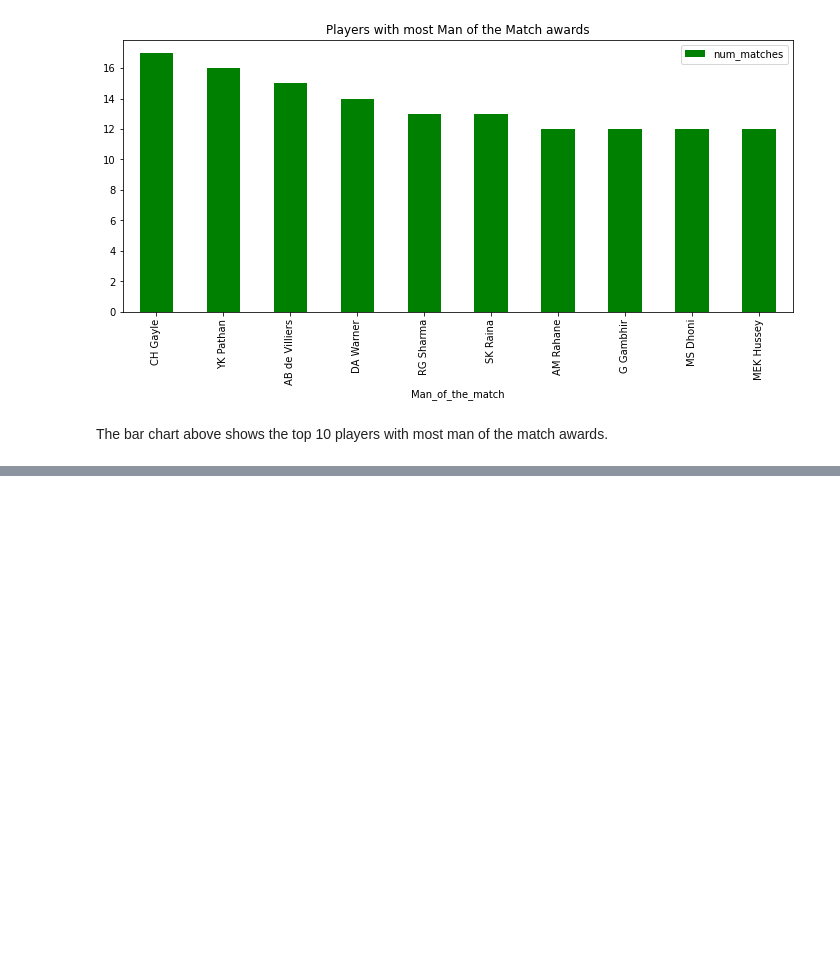
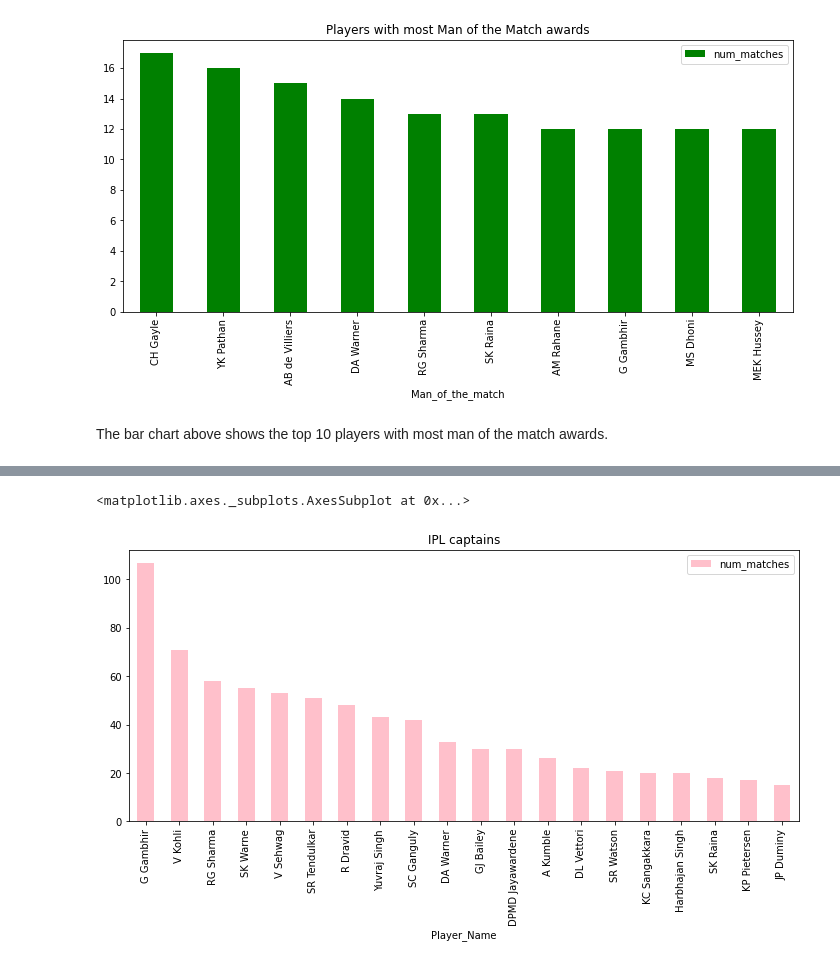
Before and after one commit to crypticrk/IPL-Data-Analysis, a Jupyter notebook: IPL Data Analysis.ipynb, the cells around one changed output, grey strips where cells are left out. Saved outputs shown, nothing was run; the diff lists cells and outputs as text; code cells hidden in the pictures; blank space fills up the shorter version.

```diff
--- a/IPL Data Analysis.ipynb
+++ b/IPL Data Analysis.ipynb
@@ -604,0 +685,12 @@ The bar chart above shows the top 10 players with most man of the match awards.
+# %%
+match_capt = pd.read_sql("""SELECT COUNT(Match_Id) AS num_matches,  Player_Name FROM Player_Match
+                          INNER JOIN Rolee
+                          ON Player_Match.Role_Id = Rolee.Role_Id
+                          INNER JOIN Player
+                          ON Player_Match.Player_Id = Player.Player_Id
+
+                          WHERE Role_Desc = 'Captain'
+                          GROUP BY Player_Name
+                          ORDER BY num_matches DESC
+                          LIMIT 20;""", conn)
+match_capt
@@ -604,0 +715,6 @@ The bar chart above shows the top 10 players with most man of the match awards.
+# %%
+match_capt.plot(kind = 'bar', x = 'Player_Name', y = 'num_matches',
+               figsize = (12,5), color = 'pink', title = 'IPL captains')
+# %% [output]
+<matplotlib.axes._subplots.AxesSubplot at 0x...>
+[figure, added]
```
Also changed, not shown: parts of 7 cells of this notebook.
